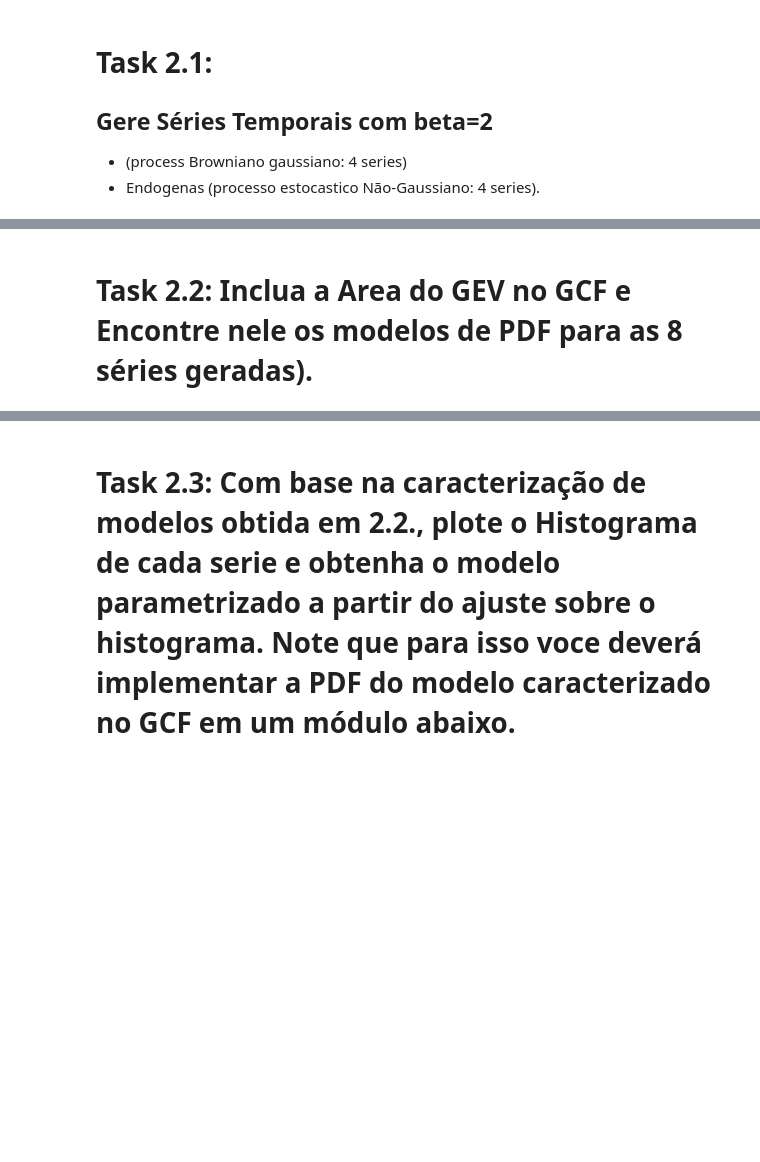
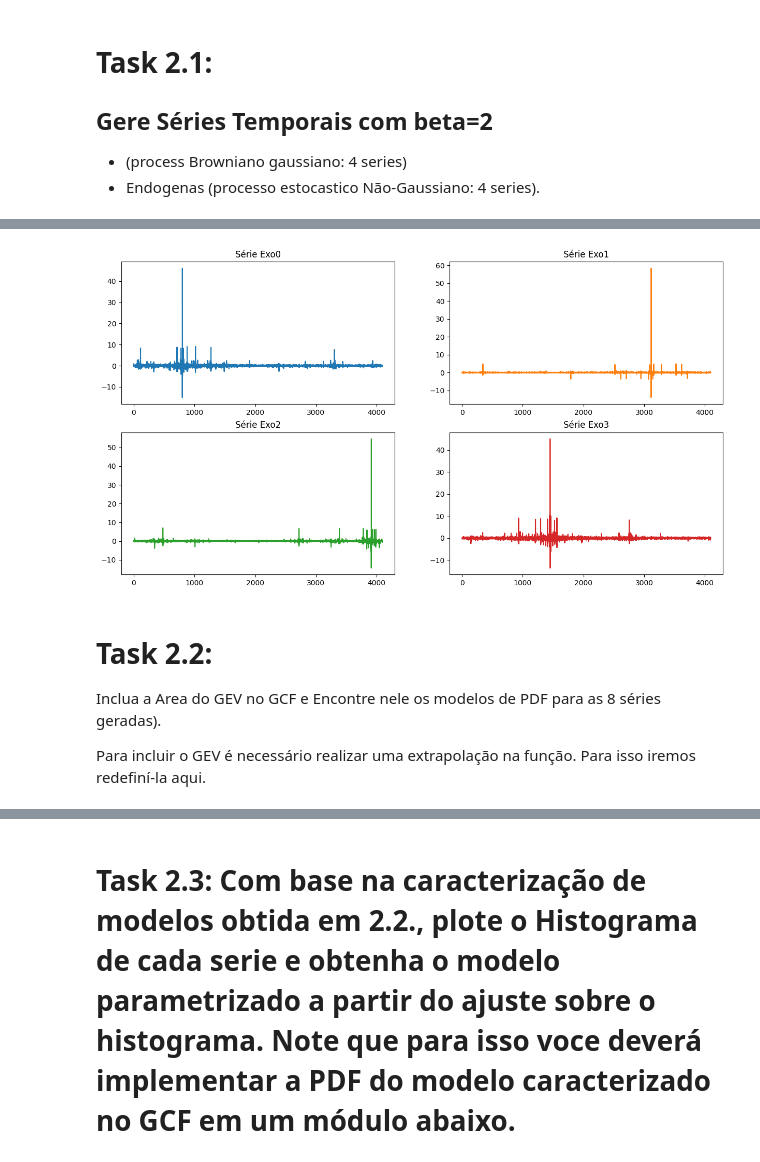
Before and after one commit to barauna-lo/Artificial_Inteligence, a Jupyter notebook: HandsOn_10/CAP417_HandsOn10_Barauna.ipynb, the cells around one changed output, grey strips where cells are left out. Cells and saved outputs as stored; diff of their text form; code cells hidden in the pictures; blank space fills up the shorter version.

```diff
--- a/HandsOn_10/CAP417_HandsOn10_Barauna.ipynb
+++ b/HandsOn_10/CAP417_HandsOn10_Barauna.ipynb
@@ -344,2 +322,22 @@ from google.colab import files
+# %%
+#Utilizando as funções geradas acimas
+exoSeries =[]
+getSeries(exoSeries, [0.8,0.975], [0.65,0.75], N) # Simulação Exo: 0.675 < p < 0.975 , 0.65 < beta < 0.75 (critério de Rosa-Sornette)
+
+exoData = pd.DataFrame() #Criando um espaço de dataframa
+
+for i in range(len(exoSeries)): exoData.insert(i,str(i),exoSeries[i]) #Alocando as séries
+# %%
+figure(figsize=(15,8),dpi=100)
+for i in range(0,4):
+  plt.subplot(2,2,(i+1))
+  plt.plot(exoData[str(i)],color='C'+str(i))
+  plt.title('Série Exo'+str(i))
+plt.show()
+# %% [output]
+[figure, added]
 # %% [markdown]
-# Task 2.2: Inclua a Area do GEV no GCF e Encontre nele os modelos de PDF para as 8 séries geradas).
+# Task 2.2:
+Inclua a Area do GEV no GCF e Encontre nele os modelos de PDF para as 8 séries geradas).
+
+Para incluir o GEV é necessário realizar uma extrapolação na função. Para isso iremos redefiní-la aqui.
```
Also changed, not shown: parts of 16 cells of this notebook.
